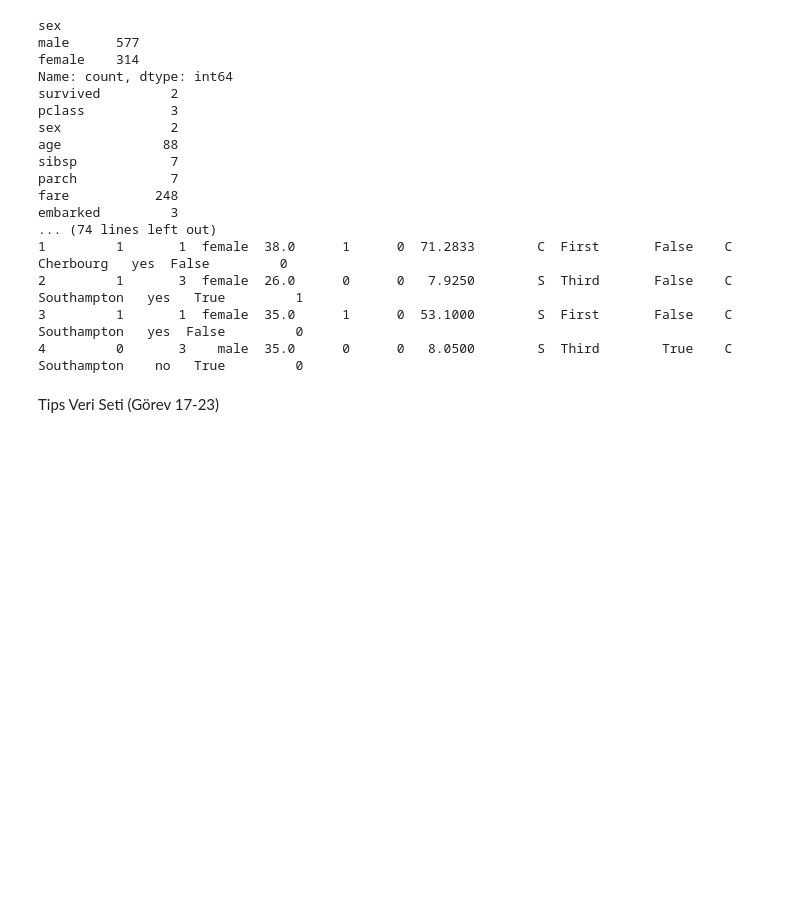
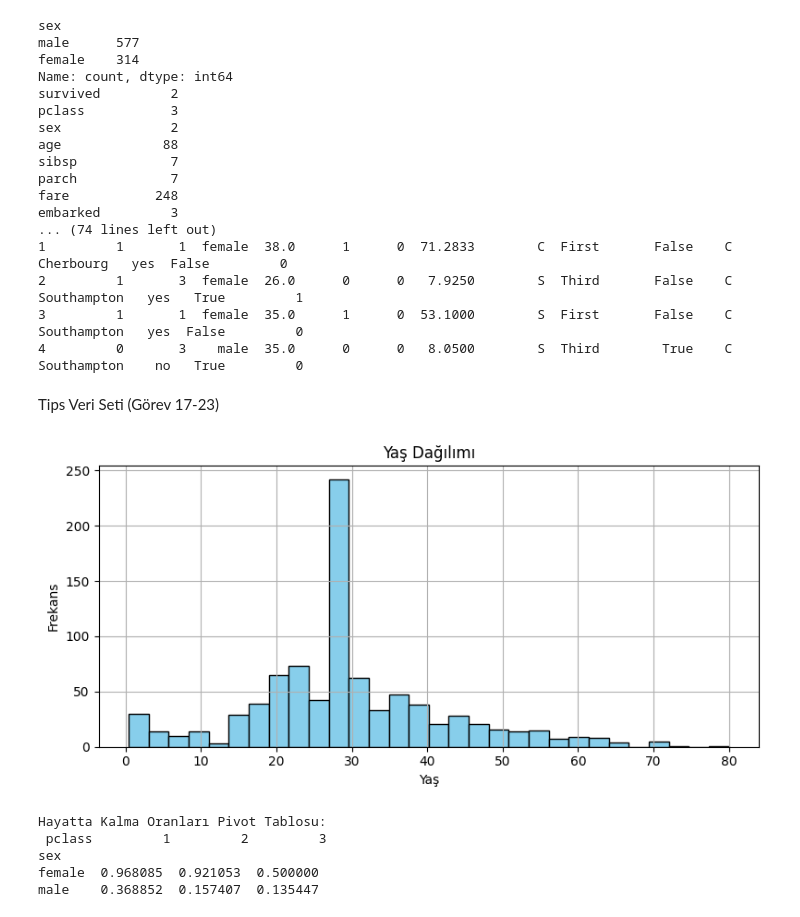
Before and after one commit to gulizsamgar/Python-Fundamentals-Showcase, a Jupyter notebook: Untitled1.ipynb, the cells around one changed output. Saved outputs shown, nothing was run; the diff lists cells and outputs as text; code cells hidden in the pictures; blank space fills up the shorter version.

```diff
--- a/Untitled1.ipynb
+++ b/Untitled1.ipynb
@@ -172,3 +172,30 @@ print(df.head())
 # Görev 23: 'total_bill_tip_sum'a göre sıralayıp en yüksek 30 kaydı seçiyoruz
 top30_df = df.sort_values('total_bill_tip_sum', ascending=False).head(30)
 print(top30_df.shape)
+# %%
+import numpy as np
+import pandas as pd
+import seaborn as sns
+import matplotlib.pyplot as plt
+
+plt.figure(figsize=(8, 4))
+df['age'].hist(bins=30, color='skyblue', edgecolor='black')
+plt.title('Yaş Dağılımı')
+plt.xlabel('Yaş')
+plt.ylabel('Frekans')
+plt.grid(True)
+plt.tight_layout()
+plt.show()
+# %% [output]
+[figure, added]
+# %%
+
+# Görev 15: pivot_table kullanarak cinsiyet ve sınıfa göre ortalama hayatta kalma oranlarını özetliyoruz
+pivot_table = df.pivot_table(values='survived', index='sex', columns='pclass', aggfunc='mean')
+print("\nHayatta Kalma Oranları Pivot Tablosu:\n", pivot_table)
+# %% [output]
+Hayatta Kalma Oranları Pivot Tablosu:
+ pclass         1         2         3
+sex
+female  0.968085  0.921053  0.500000
+male    0.368852  0.157407  0.135447
```
